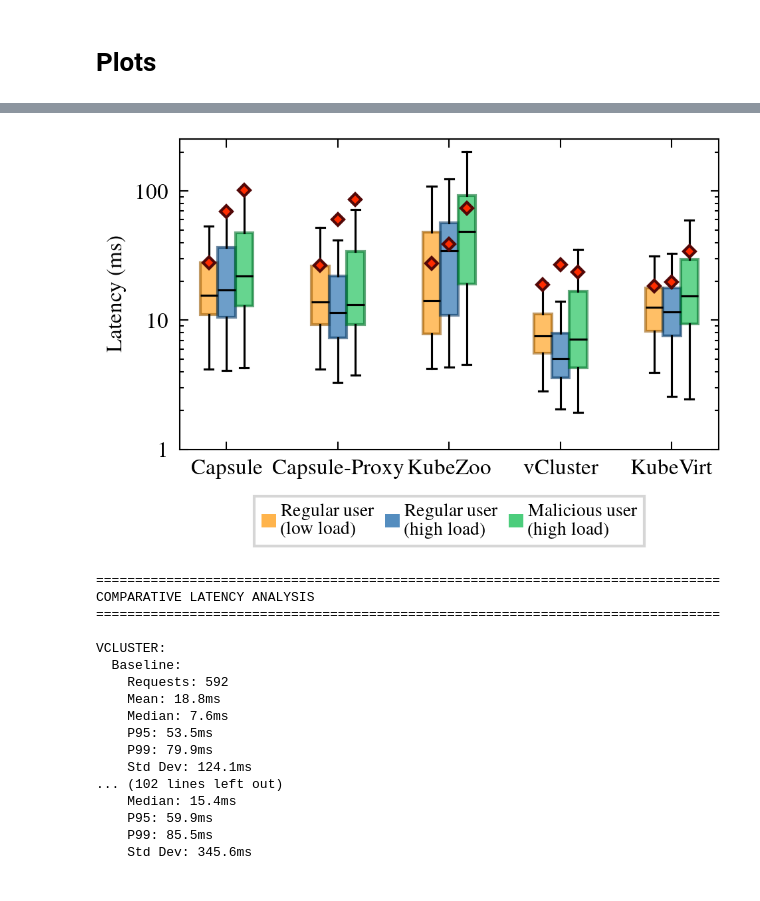
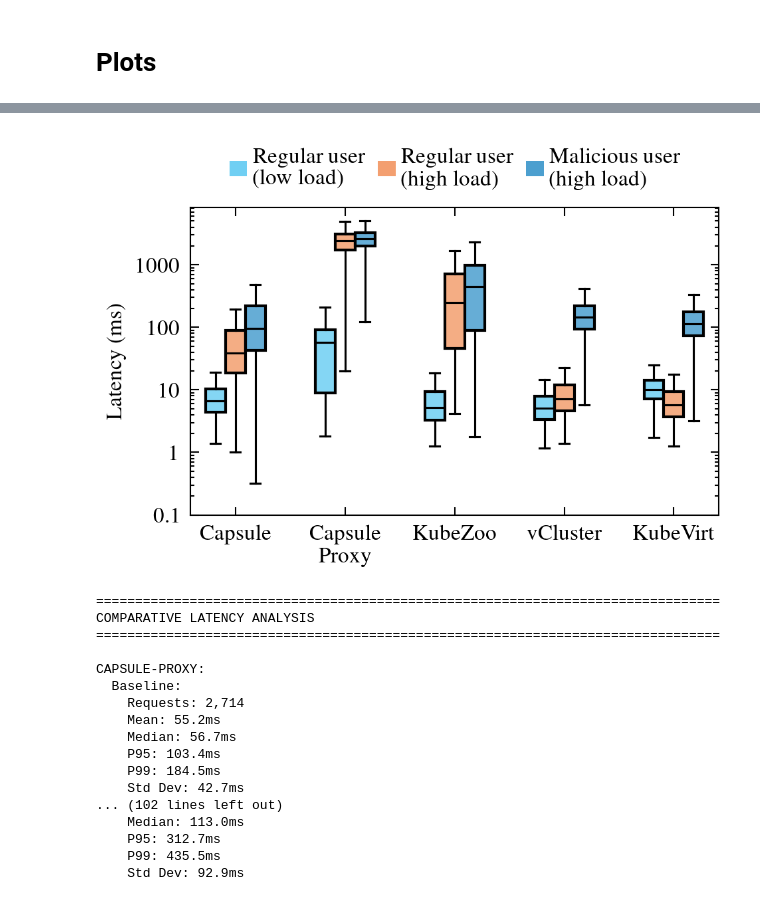
Before and after one commit to attilio-oliva/kumuteva, a Jupyter notebook: new_fairness_results/fairness-analyzer.ipynb, the cells around one changed output, grey strips where cells are left out. Saved outputs shown, nothing was run; the diff lists cells and outputs as text; code cells hidden in the pictures.

Commit message:
feat(results): improve plot visualts

```diff
--- a/new_fairness_results/fairness-analyzer.ipynb
+++ b/new_fairness_results/fairness-analyzer.ipynb
@@ -11,8 +11,15 @@ import warnings
 # import local utils
 import utils.preprocessing as preprocessing
 import utils.dataloader as dataloader
+from cycler import cycler
 
-plt.style.use(['science'])
+plt.style.use(["science", "ieee", "vibrant"])
+# Remove the fourth color as it is very similiar to the third for vibrant palette
+colors = plt.rcParams['axes.prop_cycle'].by_key()['color']
+colors.pop(3)
+plt.rcParams['axes.prop_cycle'] = cycler(color=colors)
+
+#plt.style.use(["science", "ieee", "muted"])
 warnings.filterwarnings('ignore')
 # %% [markdown]
 ## Set globals
@@ -22,7 +29,7 @@ RAW_DATA_DIR = "./raw"
 # %% [markdown]
 ## Data loading and preprocessing
 # %%
-experiments = dataloader.load_experiment_data(RAW_DATA_DIR)
+experiments = dataloader.load_experiment_data(RAW_DATA_DIR, ["control_plane"])
 
 print(f"Loaded experiments: {list(experiments.keys())}")
 print(f"Systems loaded (for Capsule as example): {list(experiments['capsule'].keys())}")
@@ -978,7 +1041,6 @@ for exp_name, systems in experiments.items():
 
 
 
-plt.style.use(['science','scatter'])
 fig, ax = plot_for_paper(dpi=150)
 plot_scatter(data, ax, title='Control Plane Stress Test', xlabel='Start Time (s)', ylabel='Duration (ms)', filename='control_plane_stresstest_scatter')
 # %% [output]
@@ -986,5 +1048,4 @@ plot_scatter(data, ax, title='Control Plane Stress Test', xlabel='Start Time (s)
 # %%
-plt.style.use(['science'])
-plot_t1_latency_comparison_across_solutions(experiments, system="control_plane", save_plots=True, out_dir="./", single_column_size=True, max_duration=30)
+plot_latency_over_time(experiments, system="control_plane", save_plots=True, out_dir="./", single_column_size=True, max_duration=60)
 # %% [output]
 Loading data from all solutions for regular tenant comparison...
@@ -992,24 +1058,43 @@ Loading data from all solutions for regular tenant comparison...
 # %%
-plot_comparative_latency_distribution(experiments, system="control_plane", save_plots=True, out_dir="./", single_column_size=True)
+plot_latency_boxplot(experiments, system="control_plane", save_plots=True, out_dir="./", single_column_size=True)
+
+# plot the same but only for create operations (filtering the t1_df and t2_df to only include create operations)
+# experiments_filtered = {}
+# for solution, systems in experiments.items():
+#     experiments_filtered[solution] = {}
+#     for system_name, metrics in systems.items():
+#         baseline_metrics = metrics["baseline"]
+#         unbalanced_metrics = metrics["stress_test"]
+#         # Filter to only include create operations (we have a operation column with the format <op>-<resource>-<otherinfo>, so we can filter by the first part of the label)
+#         baseline_filtered_df = baseline_metrics.raw_df[baseline_metrics.raw_df['operation'].str.startswith('create')]
+#         stress_filtered_df = unbalanced_metrics.raw_df[unbalanced_metrics.raw_df['operation'].str.startswith('create')]
+#         new_baseline_metrics = preprocessing.ExperimentData(baseline_filtered_df)
+#         new_stress_metrics = preprocessing.ExperimentData(stress_filtered_df, new_baseline_metrics.as_baseline_metadata())
+#         experiments_filtered[solution][system_name] = {
+#             "baseline": new_baseline_metrics,
+#             "stress_test": new_stress_metrics
+#         }
+
+# plot_comparative_latency_distribution(experiments_filtered, system="control_plane", save_plots=True, out_dir="./", single_column_size=True)
 # %% [output]
-[figure, old version]
+[figure, new version]
 ================================================================================
 COMPARATIVE LATENCY ANALYSIS
 ================================================================================
 
-VCLUSTER:
+CAPSULE-PROXY:
   Baseline:
-    Requests: 592
-    Mean: 18.8ms
-    Median: 7.6ms
-    P95: 53.5ms
-    P99: 79.9ms
-    Std Dev: 124.1ms
+    Requests: 2,714
+    Mean: 55.2ms
+    Median: 56.7ms
+    P95: 103.4ms
+    P99: 184.5ms
+    Std Dev: 42.7ms
 ... (102 lines left out)
-    Median: 15.4ms
-    P95: 59.9ms
-    P99: 85.5ms
-    Std Dev: 345.6ms
+    Median: 113.0ms
+    P95: 312.7ms
+    P99: 435.5ms
+    Std Dev: 92.9ms
 # %%
 plot_comparative_latency_distribution_p95(experiments, system="control_plane", save_plots=True, out_dir="./", single_column_size=True)
 # %% [output]
```
Also changed, not shown: parts of 10 cells of this notebook, 2 other files.
